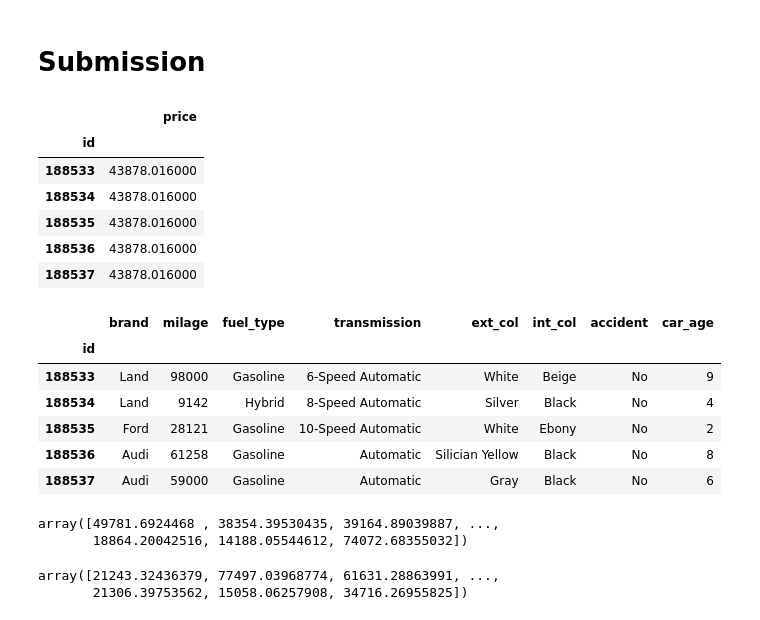
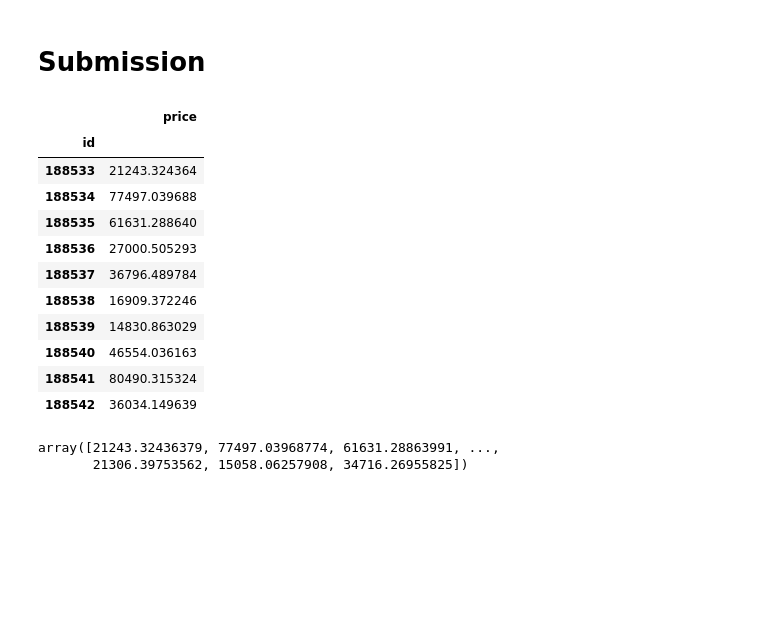
Before and after one commit to Pratisthapro/Excel_dashboard, a Jupyter notebook: car-price-prediction-using-catboostregressor.ipynb, the cells around one changed output. Saved outputs shown, nothing was run; the diff lists cells and outputs as text; code cells hidden in the pictures; blank space fills up the shorter version.

```diff
--- a/car-price-prediction-using-catboostregressor.ipynb
+++ b/car-price-prediction-using-catboostregressor.ipynb
@@ -630,25 +630,20 @@ df_train['price'].mean()
 # %% [markdown]
 # Submission
 # %%
-df_submission.head(5)
+df_submission.head(10)
 # %% [output]
 |  | price |
 | id |  |
-| 188533 | 43878.016000 |
-| 188534 | 43878.016000 |
-| 188535 | 43878.016000 |
-| 188536 | 43878.016000 |
-| 188537 | 43878.016000 |
+| 188533 | 21243.324364 |
+| 188534 | 77497.039688 |
+| 188535 | 61631.288640 |
+| 188536 | 27000.505293 |
+| 188537 | 36796.489784 |
+| 188538 | 16909.372246 |
+| 188539 | 14830.863029 |
+| 188540 | 46554.036163 |
+| 188541 | 80490.315324 |
+| 188542 | 36034.149639 |
-# %%
-df_test.head()
-# %% [output]
-|  | brand | milage | fuel_type | transmission | ext_col | int_col | accident | car_age |
-| id |  |  |  |  |  |  |  |  |
-| 188533 | Land | 98000 | Gasoline | 6-Speed Automatic | White | Beige | No | 9 |
-| 188534 | Land | 9142 | Hybrid | 8-Speed Automatic | Silver | Black | No | 4 |
-| 188535 | Ford | 28121 | Gasoline | 10-Speed Automatic | White | Ebony | No | 2 |
-| 188536 | Audi | 61258 | Gasoline | Automatic | Silician Yellow | Black | No | 8 |
-| 188537 | Audi | 59000 | Gasoline | Automatic | Gray | Black | No | 6 |
 # %%
 from catboost import Pool
 
@@ -657,11 +652,6 @@ test_pool = Pool(data=df_test, cat_features=categorical_cols)
 
 # Predict using the test pool
 pred = model.predict(test_pool)
-# %%
-y_pred
-# %% [output]
-array([49781.6924468 , 38354.39530435, 39164.89039887, ...,
-       18864.20042516, 14188.05544612, 74072.68355032])
 # %%
 pred
 # %% [output]
```
Also changed, not shown: parts of 4 cells of this notebook.
